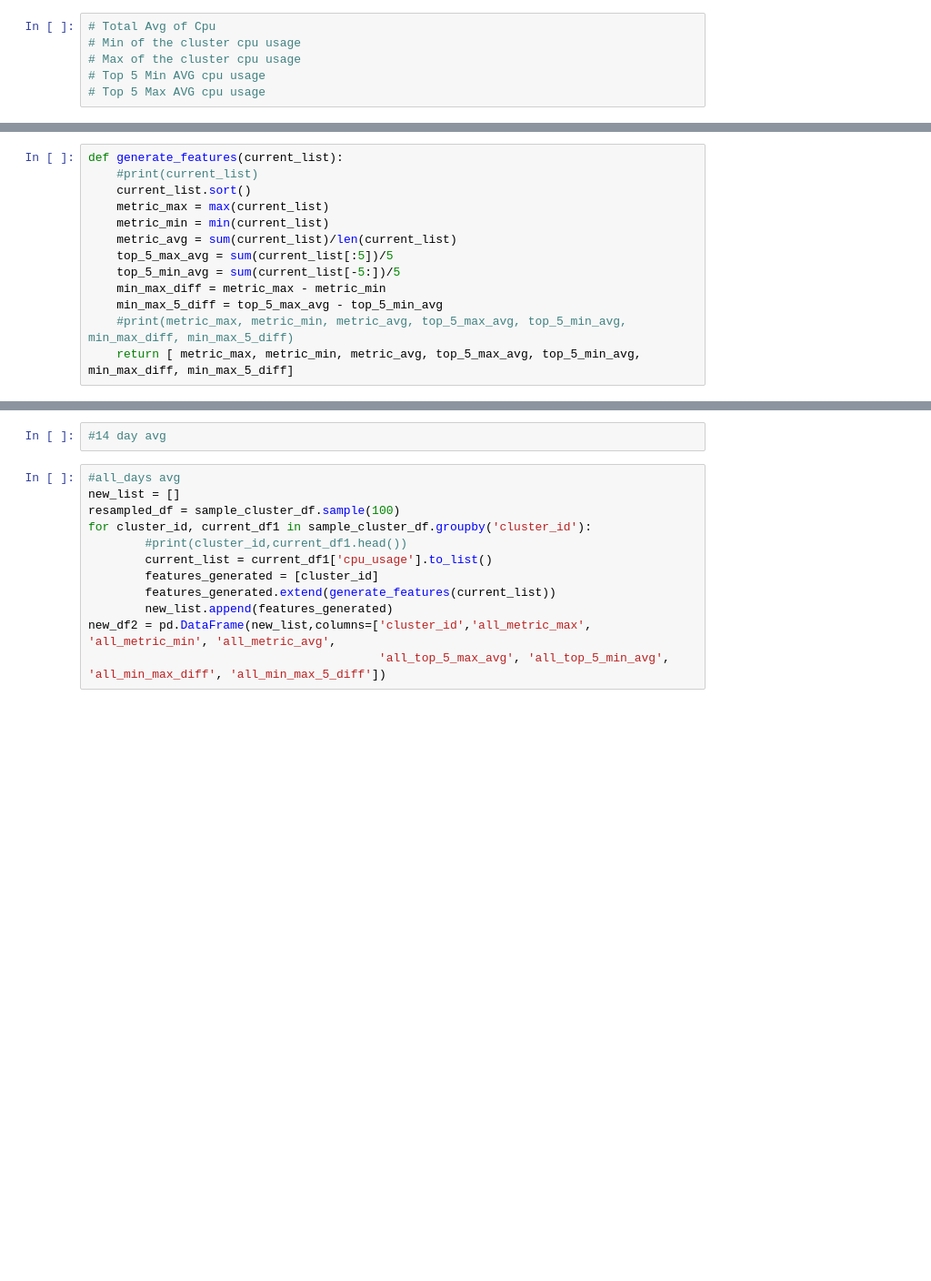
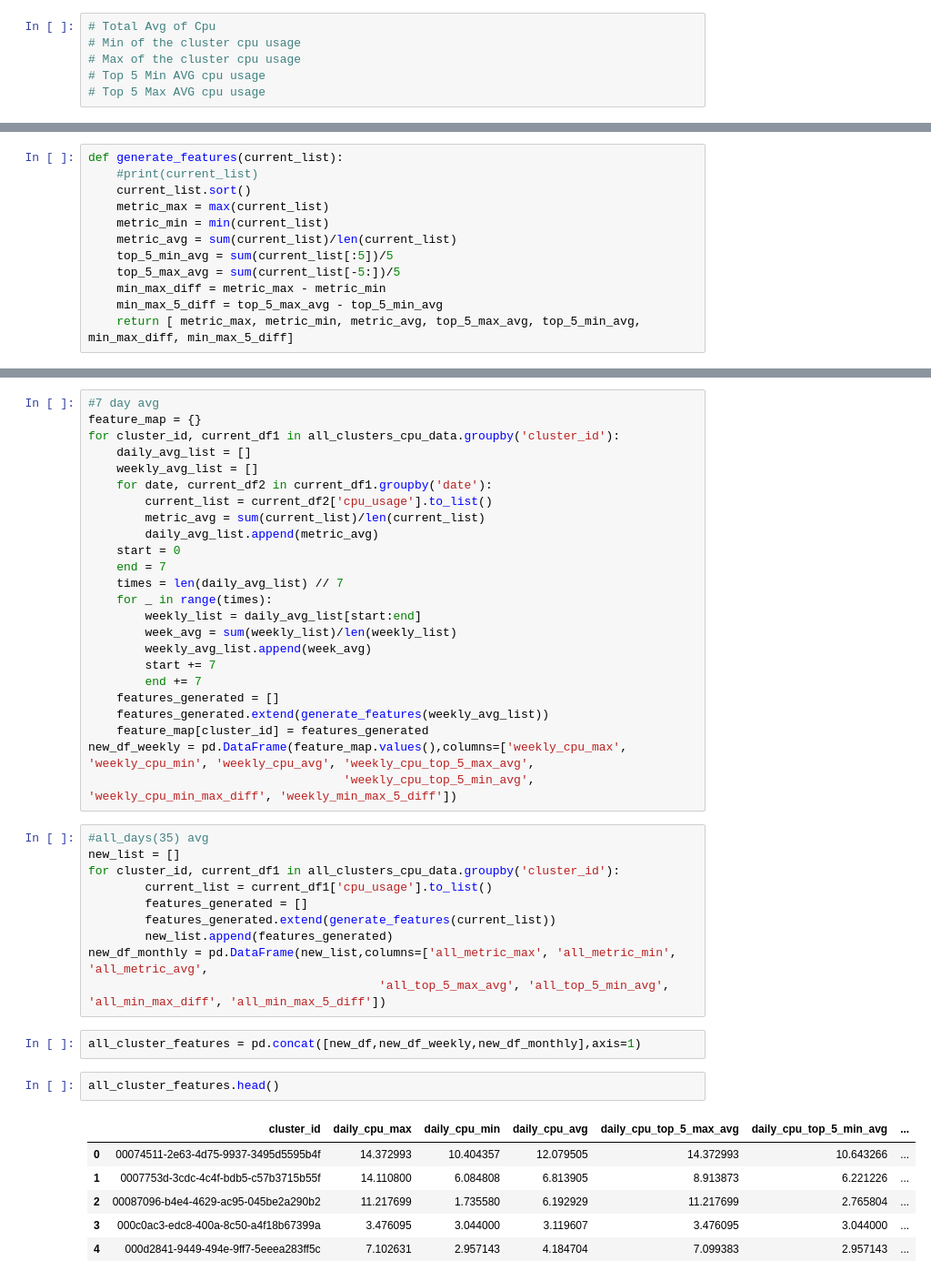
Before and after one commit to Anxhela21/acm-data-project, a Jupyter notebook: metric_preprocessing.ipynb, the cells around one changed output, grey strips where cells are left out. Shown at 91% size. Saved outputs shown, nothing was run; the diff lists cells and outputs as text; blank space fills up the shorter version.

```diff
--- a/metric_preprocessing.ipynb
+++ b/metric_preprocessing.ipynb
@@ -281,11 +401,10 @@ def generate_features(current_list):
     metric_max = max(current_list)
     metric_min = min(current_list)
     metric_avg = sum(current_list)/len(current_list)
-    top_5_max_avg = sum(current_list[:5])/5
-    top_5_min_avg = sum(current_list[-5:])/5
+    top_5_min_avg = sum(current_list[:5])/5
+    top_5_max_avg = sum(current_list[-5:])/5
     min_max_diff = metric_max - metric_min
     min_max_5_diff = top_5_max_avg - top_5_min_avg
-    #print(metric_max, metric_min, metric_avg, top_5_max_avg, top_5_min_avg, min_max_diff, min_max_5_diff)
     return [ metric_max, metric_min, metric_avg, top_5_max_avg, top_5_min_avg, min_max_diff, min_max_5_diff]
 # %%
 #single day avg
@@ -305,14 +423,45 @@ for cluster_id, current_df1 in single_cluster_df.groupby('cluster_id'):
 # %%
-#14 day avg
+#7 day avg
+feature_map = {}
+for cluster_id, current_df1 in all_clusters_cpu_data.groupby('cluster_id'):
+    daily_avg_list = []
+    weekly_avg_list = []
+    for date, current_df2 in current_df1.groupby('date'):
+        current_list = current_df2['cpu_usage'].to_list()
+        metric_avg = sum(current_list)/len(current_list)
+        daily_avg_list.append(metric_avg)
+    start = 0
+    end = 7
+    times = len(daily_avg_list) // 7
+    for _ in range(times):
+        weekly_list = daily_avg_list[start:end]
+        week_avg = sum(weekly_list)/len(weekly_list)
+        weekly_avg_list.append(week_avg)
+        start += 7
+        end += 7
+    features_generated = []
+    features_generated.extend(generate_features(weekly_avg_list))
+    feature_map[cluster_id] = features_generated
+new_df_weekly = pd.DataFrame(feature_map.values(),columns=['weekly_cpu_max', 'weekly_cpu_min', 'weekly_cpu_avg', 'weekly_cpu_top_5_max_avg',
+                                    'weekly_cpu_top_5_min_avg', 'weekly_cpu_min_max_diff', 'weekly_min_max_5_diff'])
 # %%
-#all_days avg
+#all_days(35) avg
 new_list = []
-resampled_df = sample_cluster_df.sample(100)
-for cluster_id, current_df1 in sample_cluster_df.groupby('cluster_id'):
-        #print(cluster_id,current_df1.head())
+for cluster_id, current_df1 in all_clusters_cpu_data.groupby('cluster_id'):
         current_list = current_df1['cpu_usage'].to_list()
-        features_generated = [cluster_id]
+        features_generated = []
         features_generated.extend(generate_features(current_list))
         new_list.append(features_generated)
-new_df2 = pd.DataFrame(new_list,columns=['cluster_id','all_metric_max', 'all_metric_min', 'all_metric_avg',
+new_df_monthly = pd.DataFrame(new_list,columns=['all_metric_max', 'all_metric_min', 'all_metric_avg',
                                          'all_top_5_max_avg', 'all_top_5_min_avg', 'all_min_max_diff', 'all_min_max_5_diff'])
+# %%
+all_cluster_features = pd.concat([new_df,new_df_weekly,new_df_monthly],axis=1)
+# %%
+all_cluster_features.head()
+# %% [output]
+|  | cluster_id | daily_cpu_max | daily_cpu_min | daily_cpu_avg | daily_cpu_top_5_max_avg | daily_cpu_top_5_min_avg | ... |
+| 0 | 00074511-2e63-4d75-9937-3495d5595b4f | 14.372993 | 10.404357 | 12.079505 | 14.372993 | 10.643266 | ... |
+| 1 | 0007753d-3cdc-4c4f-bdb5-c57b3715b55f | 14.110800 | 6.084808 | 6.813905 | 8.913873 | 6.221226 | ... |
+| 2 | 00087096-b4e4-4629-ac95-045be2a290b2 | 11.217699 | 1.735580 | 6.192929 | 11.217699 | 2.765804 | ... |
+| 3 | 000c0ac3-edc8-400a-8c50-a4f18b67399a | 3.476095 | 3.044000 | 3.119607 | 3.476095 | 3.044000 | ... |
+| 4 | 000d2841-9449-494e-9ff7-5eeea283ff5c | 7.102631 | 2.957143 | 4.184704 | 7.099383 | 2.957143 | ... |
```
Also changed, not shown: parts of 41 cells of this notebook, 1 other file.
